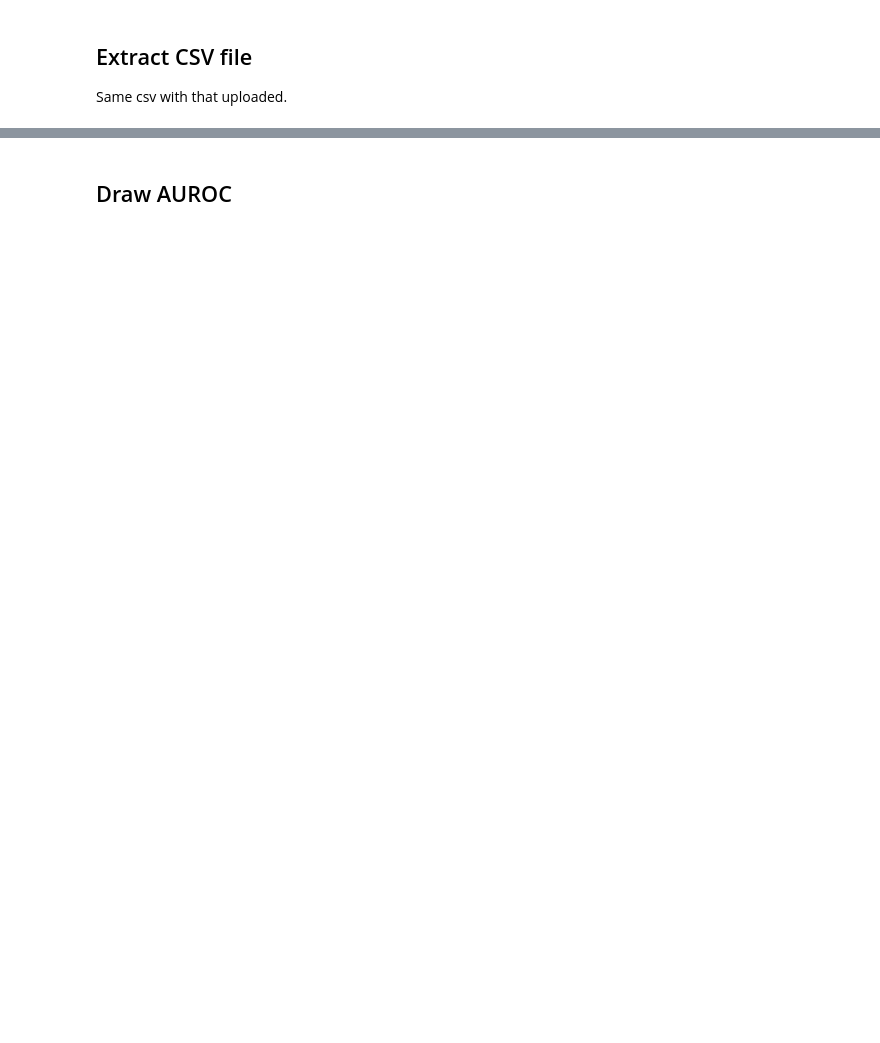
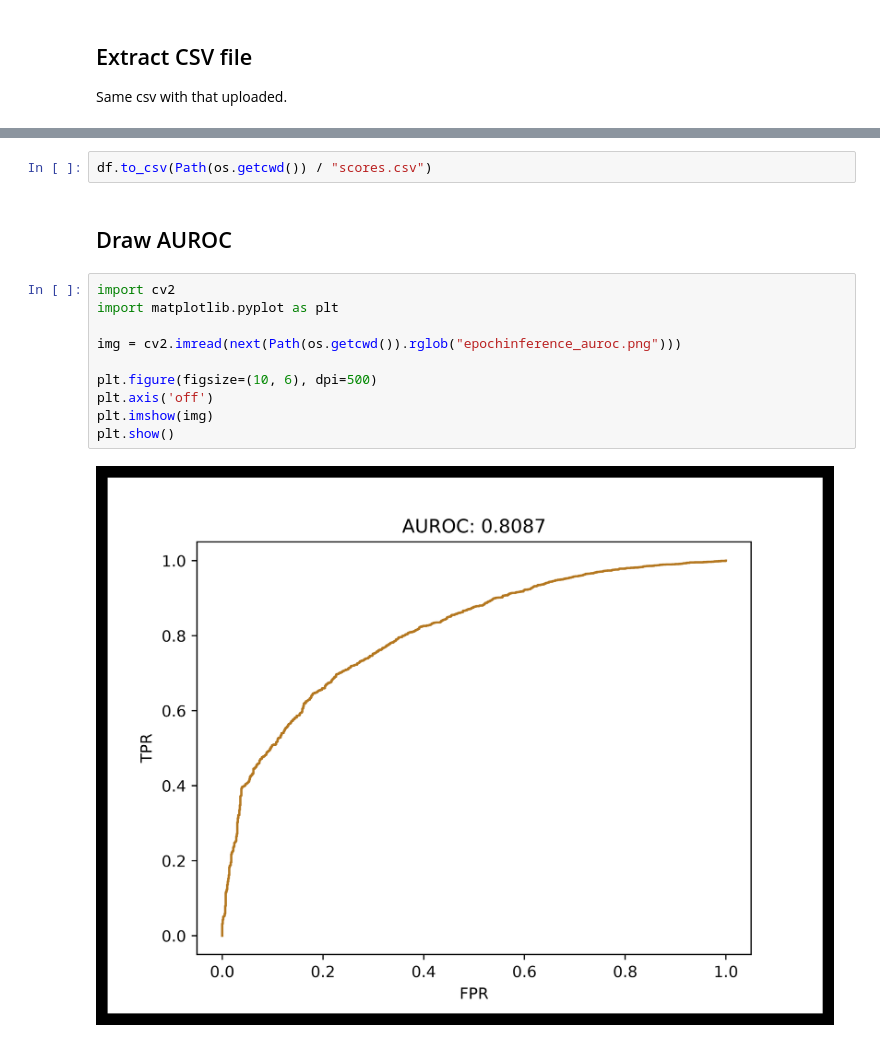
Before and after one commit to ShimSoonYong/AD_project, a Jupyter notebook: notebooks/FeatureMemAE_infer.ipynb, the cells around one changed output, grey strips where cells are left out. Saved outputs shown, nothing was run; the diff lists cells and outputs as text; blank space fills up the shorter version.

```diff
--- a/notebooks/FeatureMemAE_infer.ipynb
+++ b/notebooks/FeatureMemAE_infer.ipynb
@@ -100,2 +125,16 @@ df
+# %%
+df.to_csv(Path(os.getcwd()) / "scores.csv")
 # %% [markdown]
 ## Draw AUROC
+# %%
+import cv2
+import matplotlib.pyplot as plt
+
+img = cv2.imread(next(Path(os.getcwd()).rglob("epochinference_auroc.png")))
+
+plt.figure(figsize=(10, 6), dpi=500)
+plt.axis('off')
+plt.imshow(img)
+plt.show()
+# %% [output]
+[figure, added]
```
Also changed, not shown: parts of 4 cells of this notebook, 2 other files.
